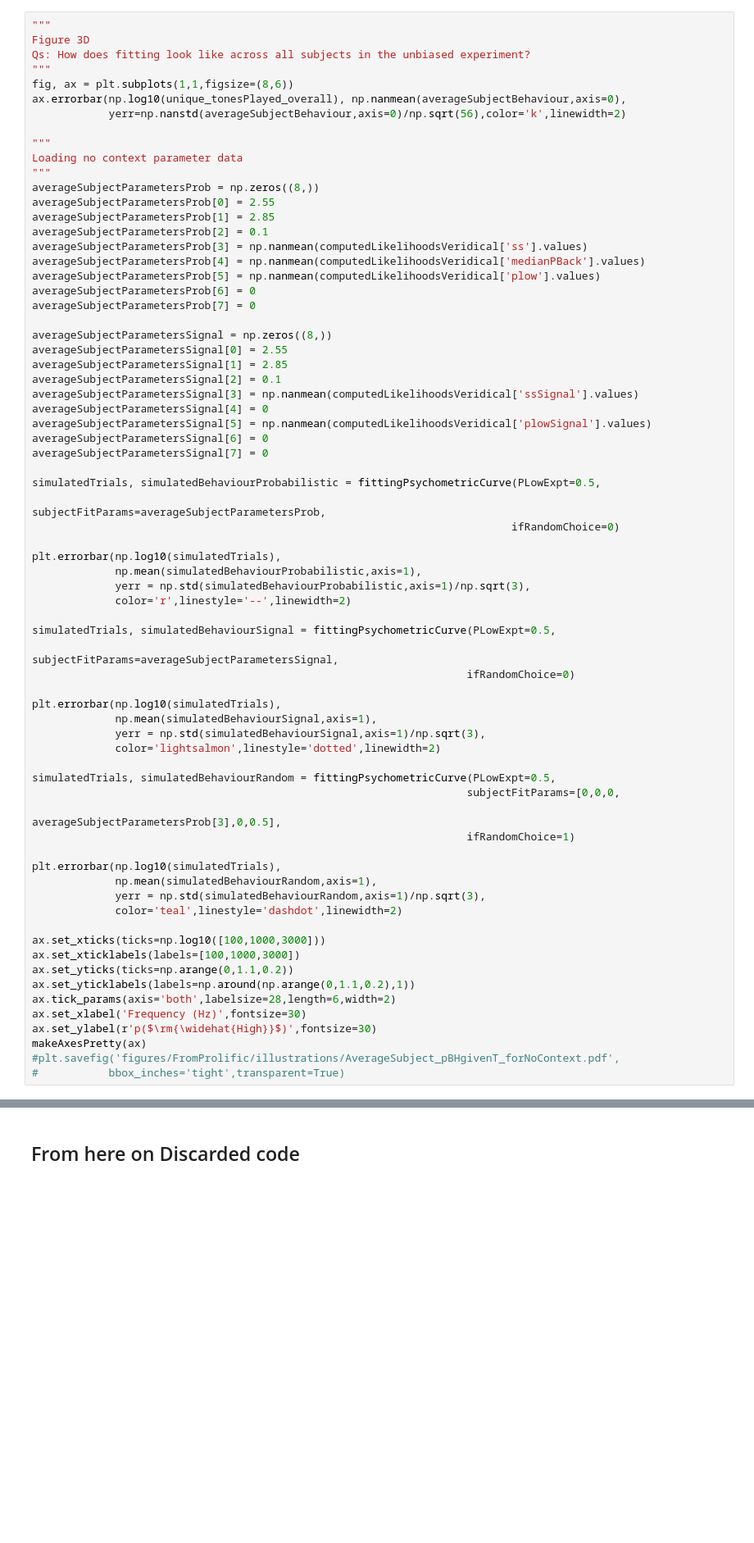
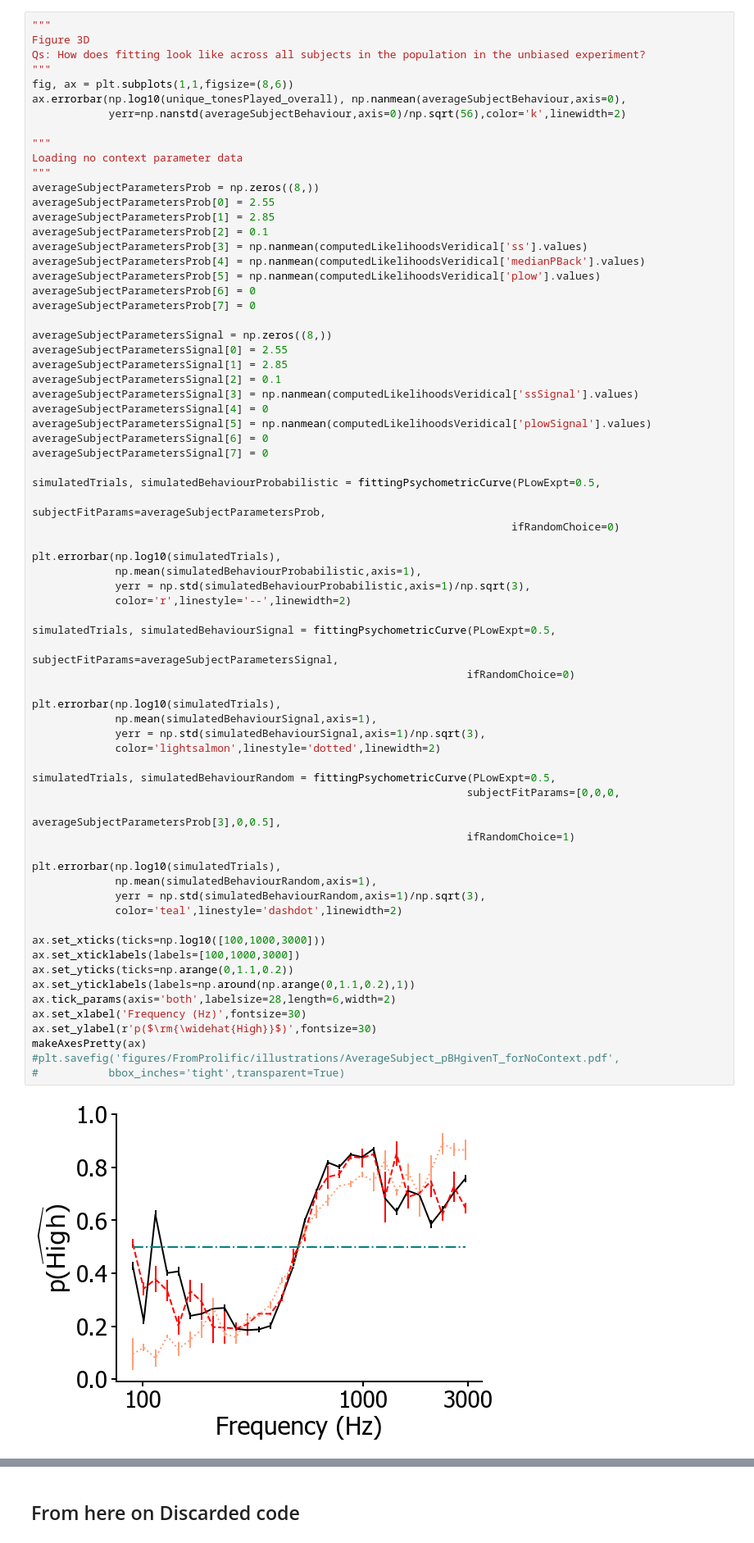
Before and after one commit to janaki1308/Relevance-uncertainty-and-learning-influence-auditory-categorization, a Jupyter notebook: ComputingBiasInLongContextData_AndFiguresForPaper.ipynb, the cells around one changed output, grey strips where cells are left out. Shown at 82% size. Cells and saved outputs as stored; diff of their text form; blank space fills up the shorter version.

```diff
--- a/ComputingBiasInLongContextData_AndFiguresForPaper.ipynb
+++ b/ComputingBiasInLongContextData_AndFiguresForPaper.ipynb
@@ -729,7 +899,7 @@ print(pg.rm_anova(dv='Weight',within=['DistractorToneFreq'],
 # %%
 """
 Figure 3D
-Qs: How does fitting look like across all subjects in the unbiased experiment?
+Qs: How does fitting look like across all subjects in the population in the unbiased experiment?
 """
 fig, ax = plt.subplots(1,1,figsize=(8,6))
 ax.errorbar(np.log10(unique_tonesPlayed_overall), np.nanmean(averageSubjectBehaviour,axis=0),
@@ -769,33 +939,35 @@ plt.errorbar(np.log10(simulatedTrials),
 
 simulatedTrials, simulatedBehaviourSignal = fittingPsychometricCurve(PLowExpt=0.5,
                                                                     subjectFitParams=averageSubjectParametersSignal,
                                                                     ifRandomChoice=0)
 
 plt.errorbar(np.log10(simulatedTrials),
              np.mean(simulatedBehaviourSignal,axis=1),
              yerr = np.std(simulatedBehaviourSignal,axis=1)/np.sqrt(3),
              color='lightsalmon',linestyle='dotted',linewidth=2)
 
 simulatedTrials, simulatedBehaviourRandom = fittingPsychometricCurve(PLowExpt=0.5,
                                                                     subjectFitParams=[0,0,0,
                                                                                       averageSubjectParametersProb[3],0,0.5],
                                                                     ifRandomChoice=1)
 
 plt.errorbar(np.log10(simulatedTrials),
              np.mean(simulatedBehaviourRandom,axis=1),
              yerr = np.std(simulatedBehaviourRandom,axis=1)/np.sqrt(3),
              color='teal',linestyle='dashdot',linewidth=2)
 
 ax.set_xticks(ticks=np.log10([100,1000,3000]))
 ax.set_xticklabels(labels=[100,1000,3000])
 ax.set_yticks(ticks=np.arange(0,1.1,0.2))
 ax.set_yticklabels(labels=np.around(np.arange(0,1.1,0.2),1))
 ax.tick_params(axis='both',labelsize=28,length=6,width=2)
 ax.set_xlabel('Frequency (Hz)',fontsize=30)
 ax.set_ylabel(r'p($\rm{\widehat{High}}$)',fontsize=30)
 makeAxesPretty(ax)
 #plt.savefig('figures/FromProlific/illustrations/AverageSubject_pBHgivenT_forNoContext.pdf',
 #           bbox_inches='tight',transparent=True)
+# %% [output]
+[figure, added]
 # %%
 """
 Qs: How does fitting look like across all subjects in the biased experiment?
```
Also changed, not shown: parts of 17 cells of this notebook, 16 other files.
